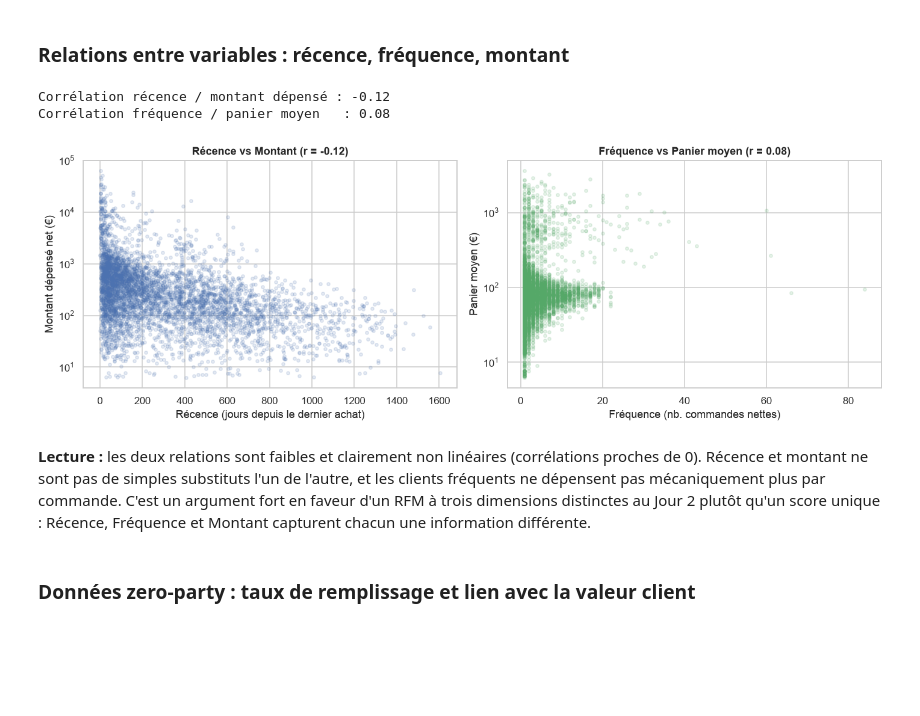
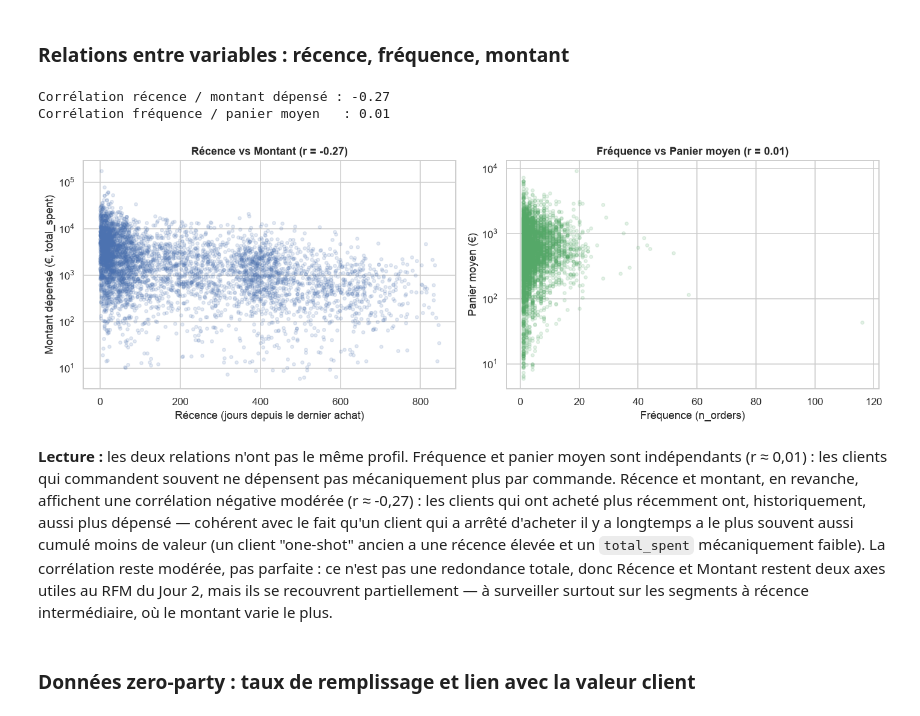
Before and after one commit to Alibenaqa/lumina_data_marketing, a Jupyter notebook: notebooks/01_eda_cleaning.ipynb, the cells around one changed output. Cells and saved outputs as stored; diff of their text form; code cells hidden in the pictures; blank space fills up the shorter version.

```diff
--- a/notebooks/01_eda_cleaning.ipynb
+++ b/notebooks/01_eda_cleaning.ipynb
@@ -361,10 +519,14 @@ utilisable (cohérent avec le nombre de factures observées).
 # %%
+customer_metrics = customers[
+    ["customer_id", "recency_days", "tenure_days", "n_orders", "total_spent", "avg_basket"]
+].rename(columns={"n_orders": "frequency", "total_spent": "monetary"})
+
 transactions_clean_path = PROCESSED / "transactions_clean.parquet"
 customer_metrics_path = PROCESSED / "customer_metrics.parquet"
 
 transactions_customer.to_parquet(transactions_clean_path, index=False)
 customer_metrics.to_parquet(customer_metrics_path, index=False)
 
-print(f"Sauvegardé : {transactions_clean_path} ({len(transactions_customer):,} lignes)")
-print(f"Sauvegardé : {customer_metrics_path} ({len(customer_metrics):,} lignes)")
+print(f"Sauvegardé : {transactions_clean_path} ({len(transactions_customer):,} lignes, nettoyage lignes/dates/catégories)")
+print(f"Sauvegardé : {customer_metrics_path} ({len(customer_metrics):,} lignes, directement depuis customers.csv)")
 # %% [output]
@@ -665,36 +858,42 @@ corr_freq_basket = customer_metrics[["frequency", "avg_basket"]].corr().iloc[0,
 print(f"Corrélation récence / montant dépensé : {corr_recency_monetary:.2f}")
 print(f"Corrélation fréquence / panier moyen   : {corr_freq_basket:.2f}")
 # %% [output]
-Corrélation récence / montant dépensé : -0.12
-Corrélation fréquence / panier moyen   : 0.08
+Corrélation récence / montant dépensé : -0.27
+Corrélation fréquence / panier moyen   : 0.01
 # %%
 fig, axes = plt.subplots(1, 2, figsize=(13, 4.5))
 
 sample = customer_metrics.sample(min(5000, len(customer_metrics)), random_state=42)
 axes[0].scatter(sample["recency_days"], sample["monetary"], alpha=0.15, s=12, color="#4C72B0")
 axes[0].set_xlabel("Récence (jours depuis le dernier achat)")
-axes[0].set_ylabel("Montant dépensé net (€)")
+axes[0].set_ylabel("Montant dépensé (€, total_spent)")
 axes[0].set_yscale("log")
 axes[0].set_title(f"Récence vs Montant (r = {corr_recency_monetary:.2f})")
 
 axes[1].scatter(sample["frequency"], sample["avg_basket"], alpha=0.15, s=12, color="#55A868")
-axes[1].set_xlabel("Fréquence (nb. commandes nettes)")
+axes[1].set_xlabel("Fréquence (n_orders)")
 axes[1].set_ylabel("Panier moyen (€)")
 axes[1].set_yscale("log")
 axes[1].set_title(f"Fréquence vs Panier moyen (r = {corr_freq_basket:.2f})")
 
 fig.tight_layout()
 fig.savefig(FIGURES / "07_correlations_rfm.png", dpi=150, bbox_inches="tight")
 plt.show()
 # %% [output]
-[figure, old version]
+[figure, new version]
-# %% [markdown]
-**Lecture :** les deux relations sont faibles et clairement non linéaires
-(corrélations proches de 0). Récence et montant ne sont pas de simples
-substituts l'un de l'autre, et les clients fréquents ne dépensent pas
-mécaniquement plus par commande. C'est un argument fort en faveur d'un RFM à
-trois dimensions distinctes au Jour 2 plutôt qu'un score unique : Récence,
-Fréquence et Montant capturent chacun une information différente.
+# %% [markdown]
+**Lecture :** les deux relations n'ont pas le même profil. Fréquence et
+panier moyen sont indépendants (r ≈ 0,01) : les clients qui commandent
+souvent ne dépensent pas mécaniquement plus par commande. Récence et montant,
+en revanche, affichent une corrélation négative modérée (r ≈ -0,27) : les
+clients qui ont acheté plus récemment ont, historiquement, aussi plus
+dépensé — cohérent avec le fait qu'un client qui a arrêté d'acheter il y a
+longtemps a le plus souvent aussi cumulé moins de valeur (un client "one-shot"
+ancien a une récence élevée et un `total_spent` mécaniquement faible). La
+corrélation reste modérée, pas parfaite : ce n'est pas une redondance totale,
+donc Récence et Montant restent deux axes utiles au RFM du Jour 2, mais ils
+se recouvrent partiellement — à surveiller surtout sur les segments à récence
+intermédiaire, où le montant varie le plus.
 # %% [markdown]
 ### Données zero-party : taux de remplissage et lien avec la valeur client
 # %%
```
Also changed, not shown: parts of 43 cells of this notebook, 8 other files.
